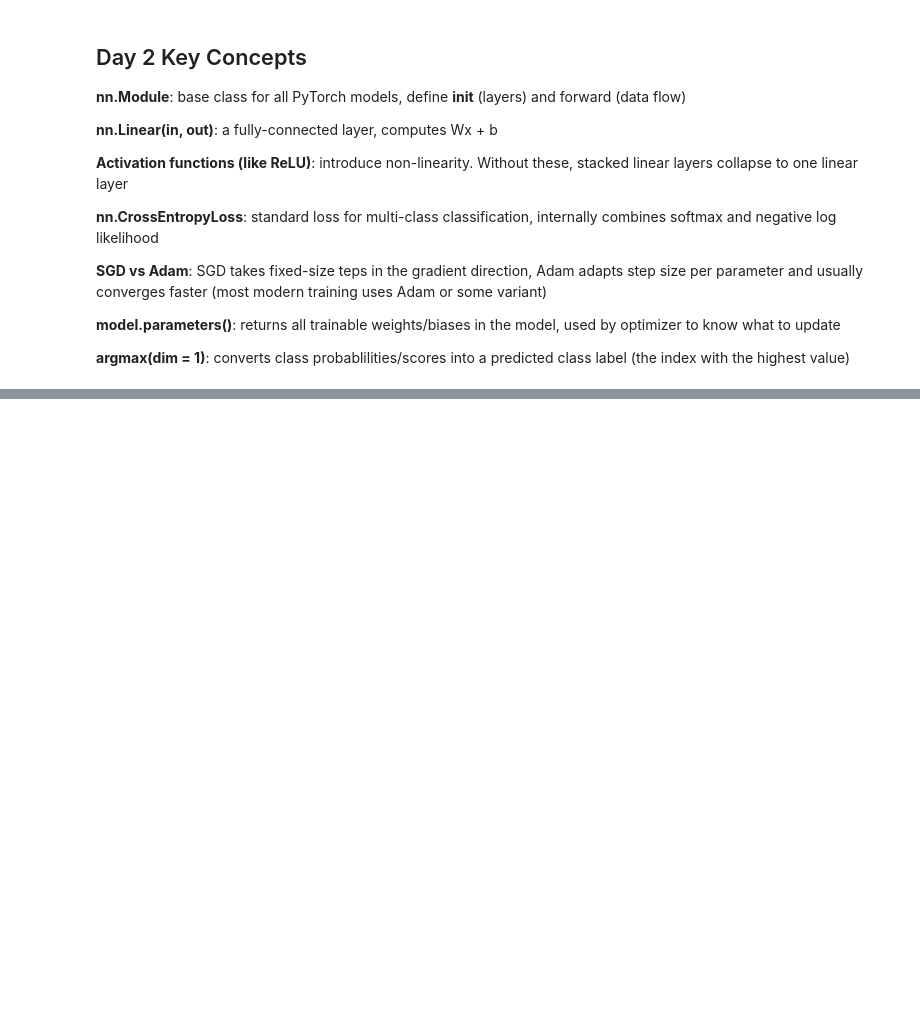
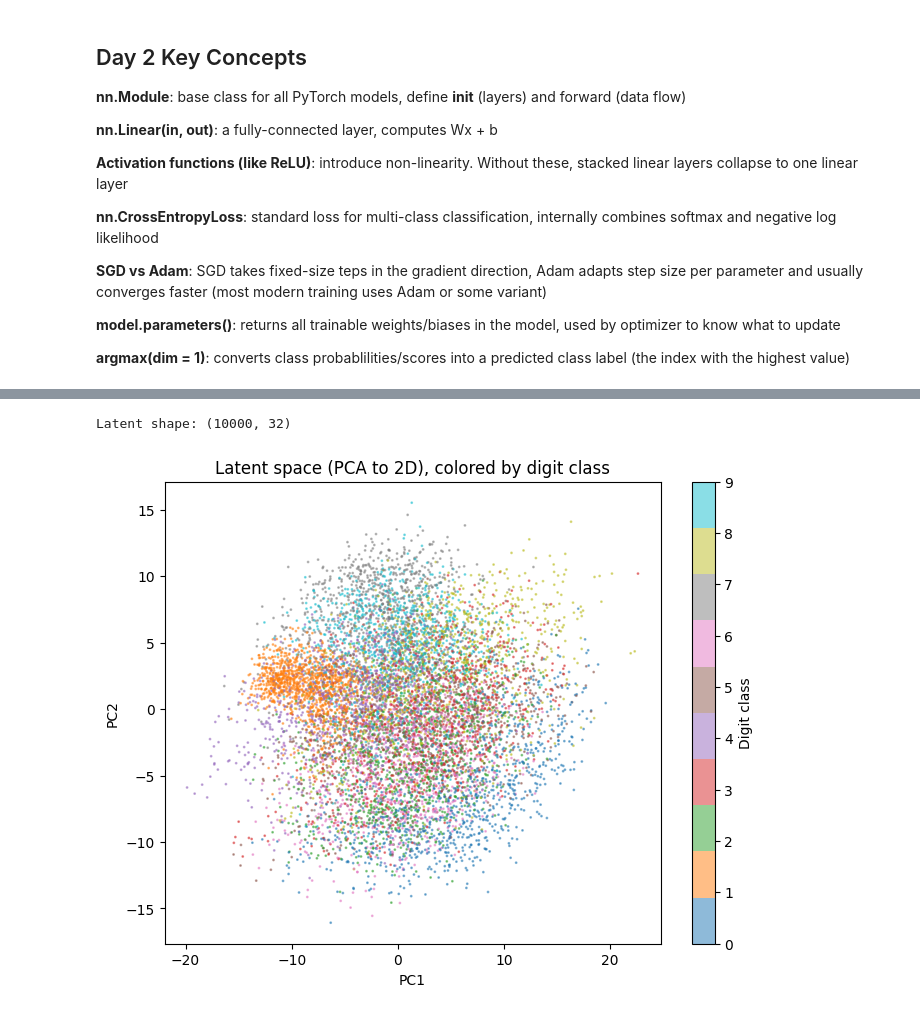
Before and after one commit to matthewniu333/neuroblastoma-multiome, a Jupyter notebook: notebooks/deep_learning_practice.ipynb, the cells around one changed output, grey strips where cells are left out. Cells and saved outputs as stored; diff of their text form; code cells hidden in the pictures; blank space fills up the shorter version.

```diff
--- a/notebooks/deep_learning_practice.ipynb
+++ b/notebooks/deep_learning_practice.ipynb
@@ -429,0 +614,40 @@ Epoch 180: loss = 0.0014, accuracy = 100.00%
+# %%
+# visualize latent space
+
+# get latent representations for all test images
+test_dataset = torchvision.datasets.MNIST(
+    root = './data_mnist', train = False, download = True, transform = transform)
+test_loader = torch.utils.data.DataLoader(test_dataset, batch_size = 256)
+
+all_latents = []
+all_labels = []
+
+model.eval()
+with torch.no_grad():
+    for imgs, labels in test_loader:
+        _, latent = model(imgs.to(device))
+        all_latents.append(latent.cpu())
+        all_labels.append(labels)
+
+all_latents = torch.cat(all_latents).numpy()
+all_labels = torch.cat(all_labels).numpy()
+
+print(f"Latent shape: {all_latents.shape}")
+
+# reduce to 2D with PCA for visualization
+from sklearn.decomposition import PCA
+
+pca = PCA(n_components = 2)
+latents_2d = pca.fit_transform(all_latents)
+
+plt.figure(figsize = (8, 6))
+scatter = plt.scatter(latents_2d[:, 0], latents_2d[:, 1],
+                      c = all_labels, cmap = 'tab10', alpha = 0.5, s = 1)
+plt.colorbar(scatter, label = 'Digit class')
+plt.title('Latent space (PCA to 2D), colored by digit class')
+plt.xlabel('PC1')
+plt.ylabel('PC2')
+plt.show()
+# %% [output]
+Latent shape: (10000, 32)
+[figure, added]
```
Also changed, not shown: parts of 6 cells of this notebook, 8 other files.
